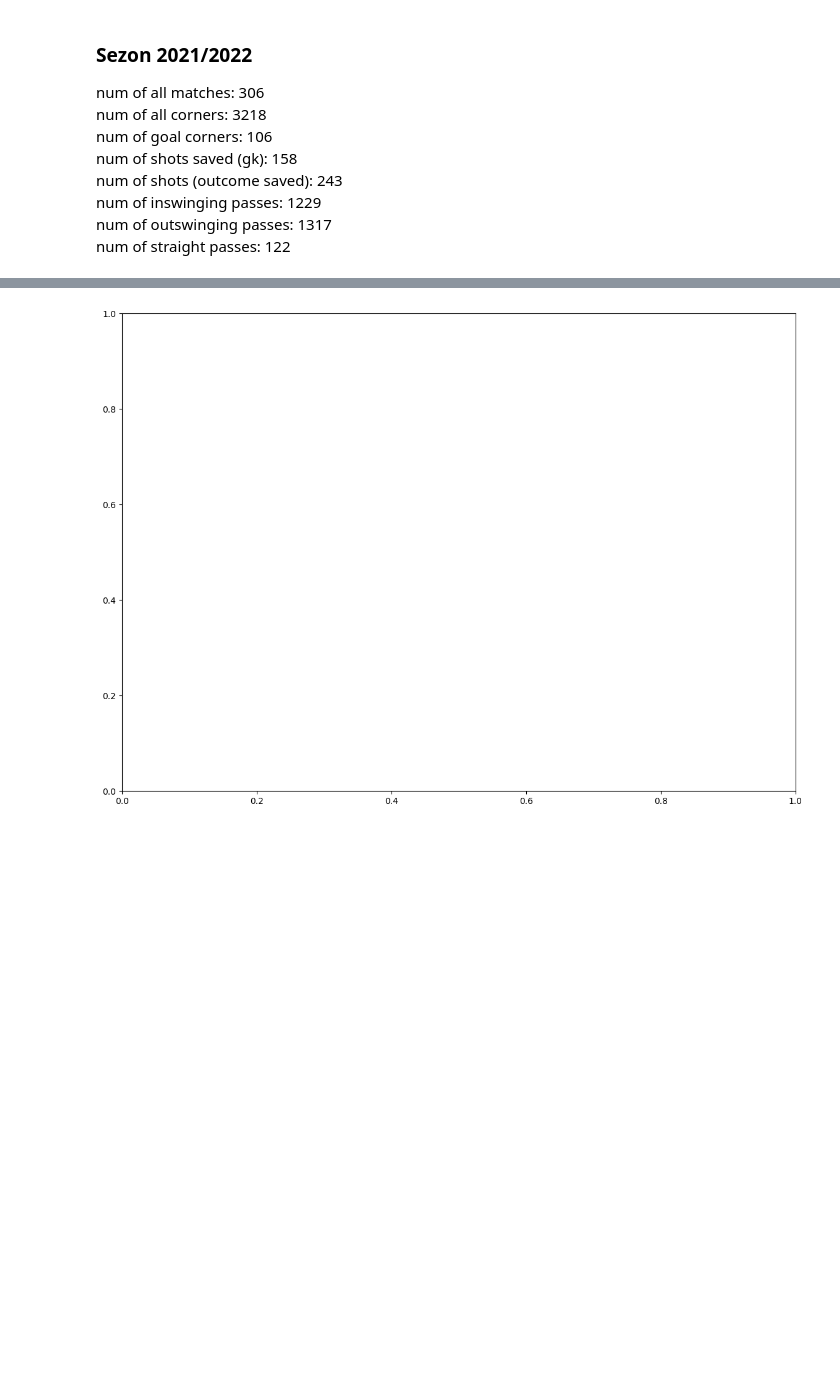
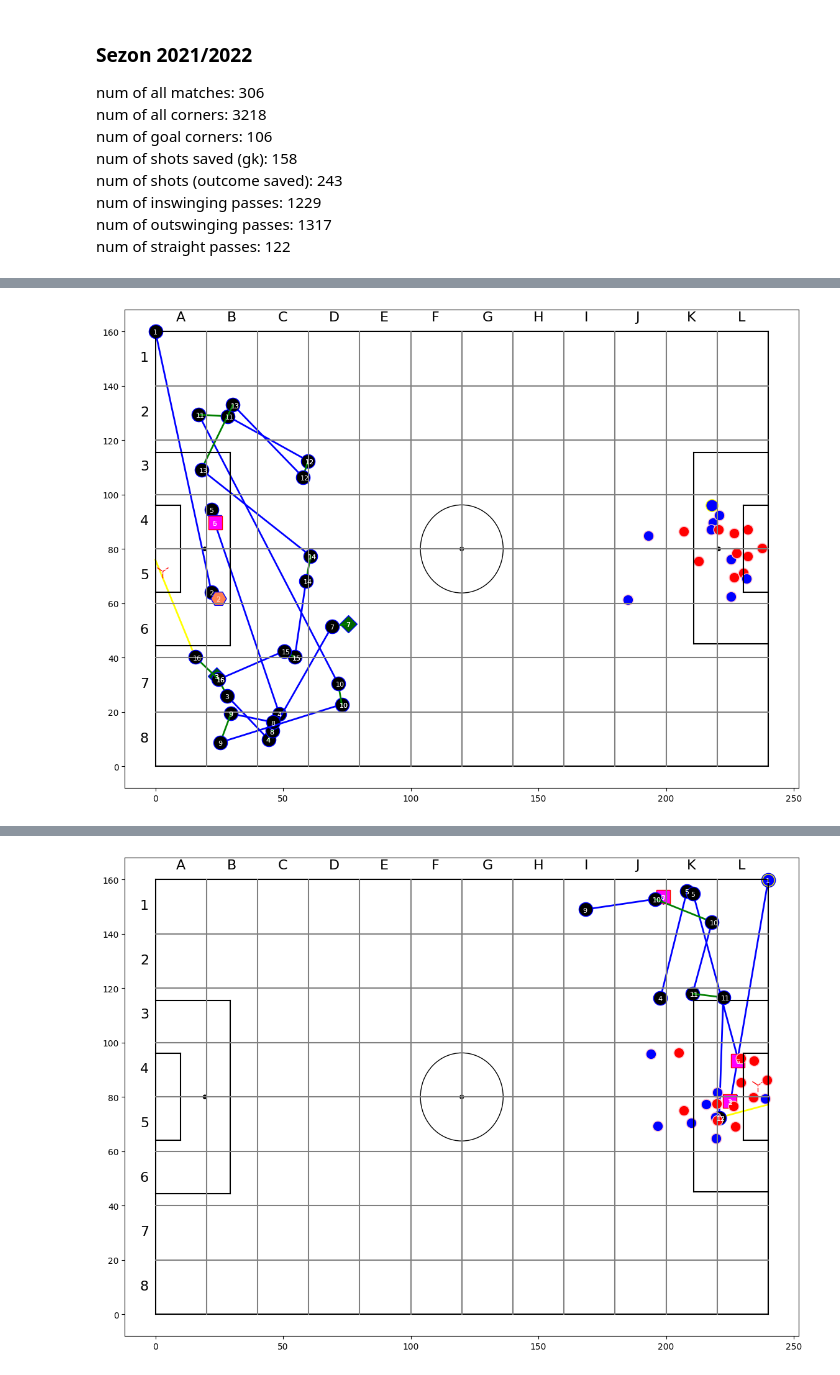
Before and after one commit to mattyl006/sport-data-science, a Jupyter notebook: corners_metric.ipynb, the cells around one changed output, grey strips where cells are left out. Saved outputs shown, nothing was run; the diff lists cells and outputs as text; code cells hidden in the pictures; blank space fills up the shorter version.

Commit message:
fix visualization

```diff
--- a/corners_metric.ipynb
+++ b/corners_metric.ipynb
@@ -49,11 +46,10 @@ len(lech)
 # %% [output]
 34
 # %%
-# matches_2022_2023 = [3836175, 3836192, 3836200, 3836214, 3836226, 3836220, 3836236, 3836244, 3836260, 3836262, 3836275, 3836284, 3836289, 3836301, 3836312, 3836322]
 matches_2021_2022_ids = get_season_matches_ids(matches_2021_2022)
 matches_2022_2023_ids = get_season_matches_ids(matches_2022_2023)
 
-matches_2022_2023_ids = matches_2022_2023_ids[:2]
+matches_2022_2023_ids = matches_2022_2023_ids[:5]
 
 list_goal_corners = []
 list_shots_saved = []
@@ -166,7 +164,9 @@ num of straight passes: 122
 # %%
 from draw.draw_sequences import draw_events_sequence
 for i in range(len(seqs_goals_from_corners)):
-    start_team = seqs_goals_from_corners[i]['possession_team']
+    # print(seqs_goals_from_corners[i]['possession_team'].values[0])
+    start_team = seqs_goals_from_corners[i]['possession_team'].values[0]
+    # start_team = 'Lech Poznań'
     draw_events_sequence (seqs_goals_from_corners[i], start_team, 12, 8, scale=2,  first_event_360=True)
 # %% [output]
 Team: RKS Radomiak Radom
@@ -173,0 +189 @@ Team: RKS Radomiak Radom
+[figure, new version]
@@ -175,3 +207,3 @@ ValueError: The truth value of a Series is ambiguous. Use a.empty, a.bool(), a.i
-[figure, old version]
+[figure, added]
 # %%
 len(matches_2022_2023_ids)
```
Also changed, not shown: parts of 5 cells of this notebook.
